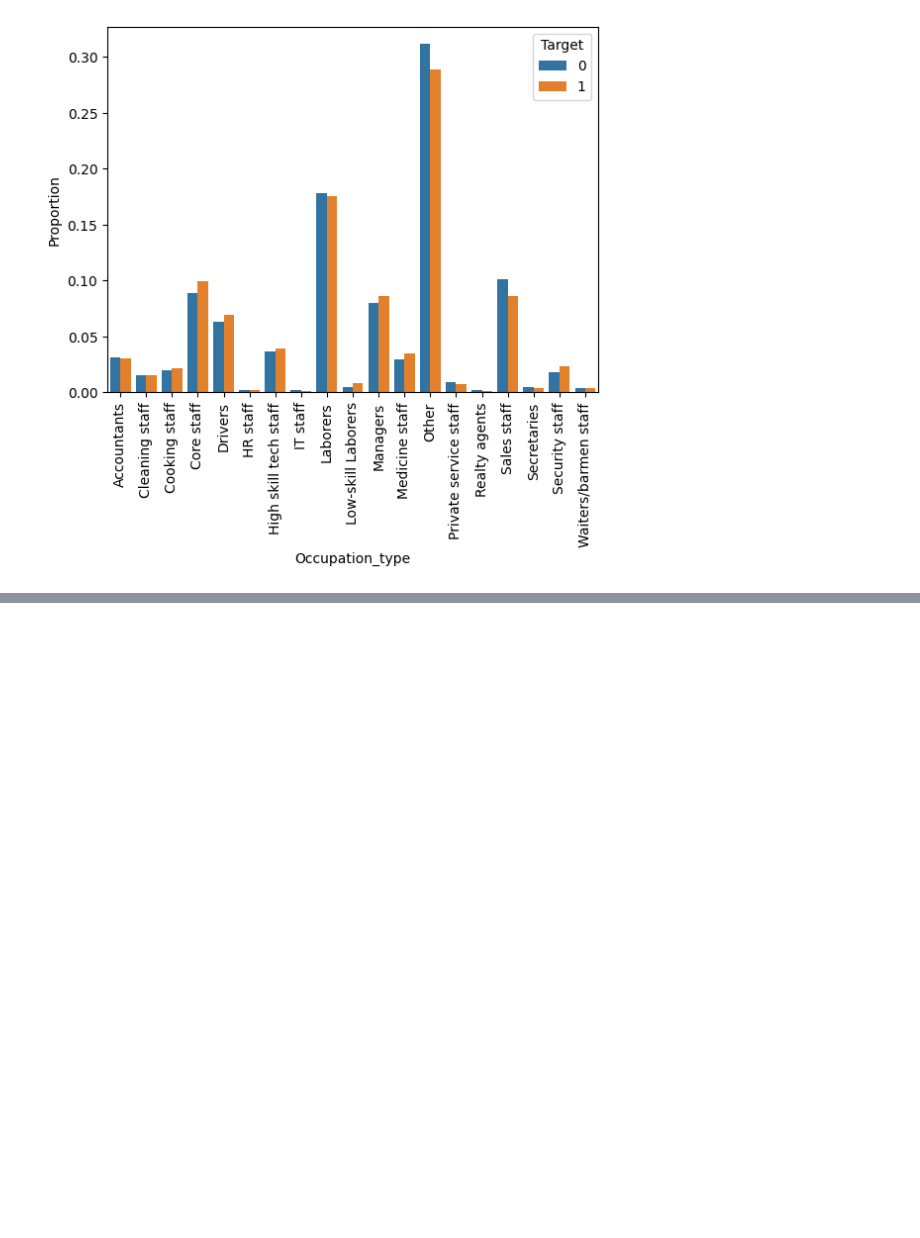
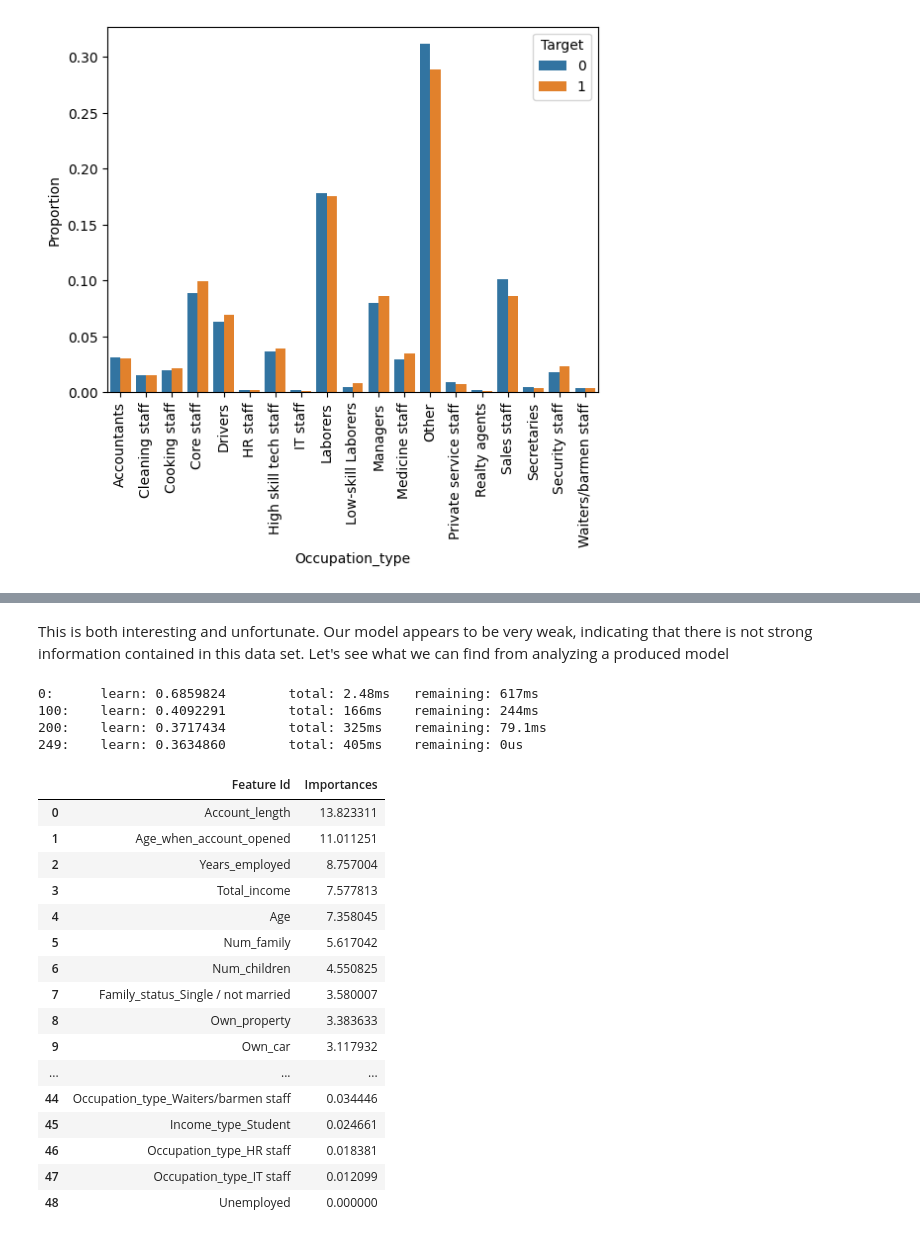
Before and after one commit to NIGHTF1RE/NaturalLanguageProcessing, a Jupyter notebook: One-Shot Notebooks/Credit Card Eligibility/Credit Card Eligibility.ipynb, the cells around one changed output, grey strips where cells are left out. Drawn from its saved outputs; the diff is of its cells as text; code cells hidden in the pictures; blank space fills up the shorter version.

```diff
--- a/One-Shot Notebooks/Credit Card Eligibility/Credit Card Eligibility.ipynb
+++ b/One-Shot Notebooks/Credit Card Eligibility/Credit Card Eligibility.ipynb
@@ -262,0 +336,6 @@ Very little obvious difference. This concludes our examination of what is mostly
+# %%
+df = pd.get_dummies(df, drop_first=True)
+
+for col in df.columns:
+    if df[col].dtype == 'bool':
+        df[col] = df[col].astype(int)
@@ -262,0 +371,28 @@ Very little obvious difference. This concludes our examination of what is mostly
+# %% [markdown]
+This is both interesting and unfortunate. Our model appears to be very weak, indicating that there is not strong information contained in this data set. Let's see what we can find from analyzing a produced model
+# %%
+clf.fit(X_train, y_train)
+
+clf.get_feature_importance(prettified=True)
+# %% [output]
+0:      learn: 0.6859824        total: 2.48ms   remaining: 617ms
+100:    learn: 0.4092291        total: 166ms    remaining: 244ms
+200:    learn: 0.3717434        total: 325ms    remaining: 79.1ms
+249:    learn: 0.3634860        total: 405ms    remaining: 0us
+|  | Feature Id | Importances |
+| 0 | Account_length | 13.823311 |
+| 1 | Age_when_account_opened | 11.011251 |
+| 2 | Years_employed | 8.757004 |
+| 3 | Total_income | 7.577813 |
+| 4 | Age | 7.358045 |
+| 5 | Num_family | 5.617042 |
+| 6 | Num_children | 4.550825 |
+| 7 | Family_status_Single / not married | 3.580007 |
+| 8 | Own_property | 3.383633 |
+| 9 | Own_car | 3.117932 |
+| ... | ... | ... |
+| 44 | Occupation_type_Waiters/barmen staff | 0.034446 |
+| 45 | Income_type_Student | 0.024661 |
+| 46 | Occupation_type_HR staff | 0.018381 |
+| 47 | Occupation_type_IT staff | 0.012099 |
+| 48 | Unemployed | 0.000000 |
```
Also changed, not shown: parts of 18 cells of this notebook, 3 other files.
